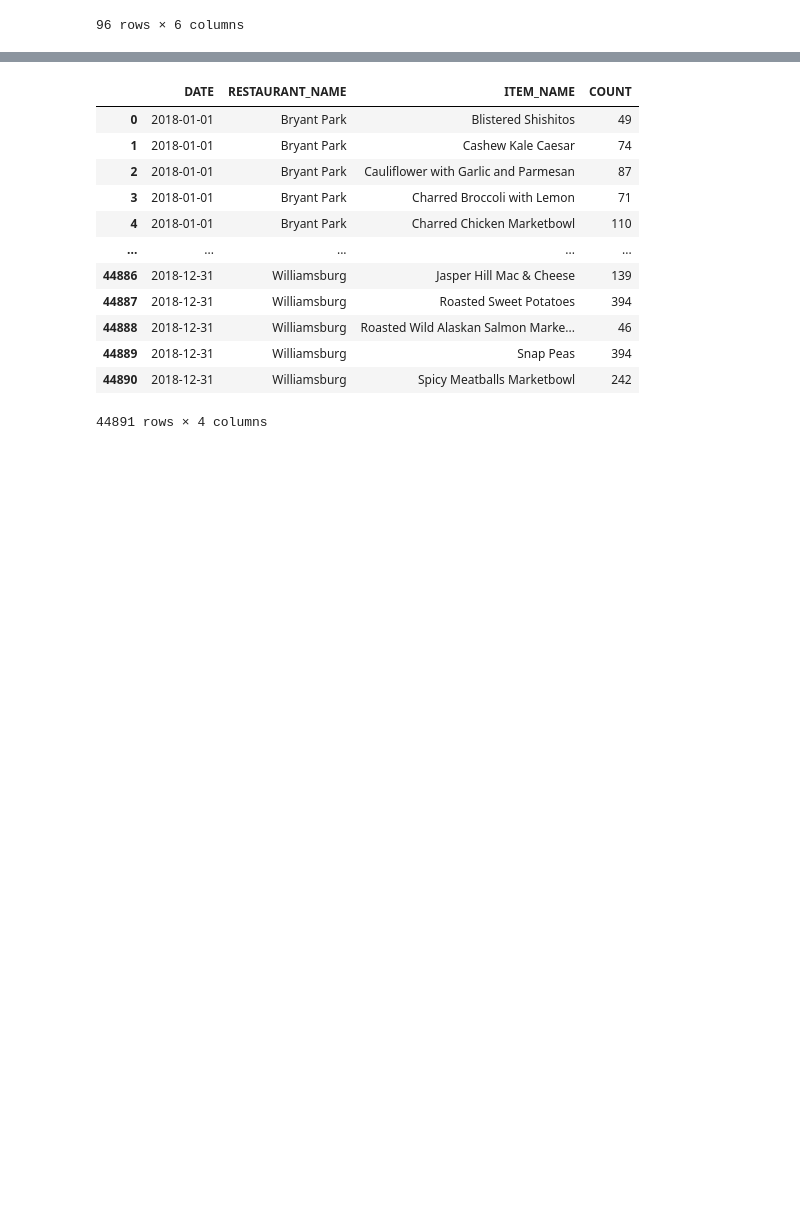
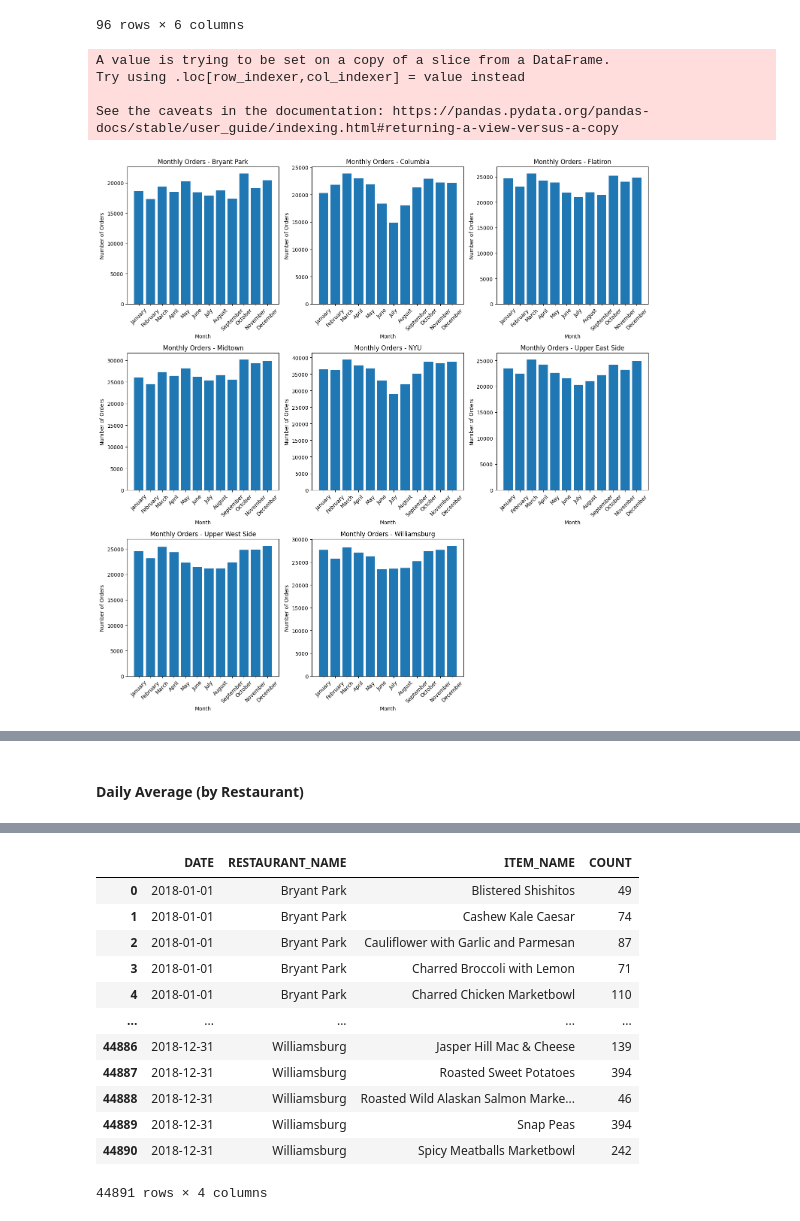
Before and after one commit to renan-peres/mfin-python-restaurant-data-analysis, a Jupyter notebook: restaurant-data-analysis.ipynb, the cells around one changed output, grey strips where cells are left out. Cells and saved outputs as stored; diff of their text form; code cells hidden in the pictures; blank space fills up the shorter version.

```diff
--- a/restaurant-data-analysis.ipynb
+++ b/restaurant-data-analysis.ipynb
@@ -574,6 +576,49 @@ monthly_restaurant_map
 | 94 | Williamsburg | 40.713749 | -73.965782 | October | 314674 | 27415 |
 | 95 | Williamsburg | 40.713749 | -73.965782 | September | 314674 | 25217 |
 96 rows × 6 columns
+# %%
+# Group the data by restaurant
+restaurants = monthly_restaurant_map['RESTAURANT_NAME'].unique()
+
+# Create subplots for each restaurant
+num_restaurants = len(restaurants)
+num_cols = 3  # Number of columns in the subplot grid
+num_rows = (num_restaurants + num_cols - 1) // num_cols
+
+fig, axes = plt.subplots(num_rows, num_cols, figsize=(15, 5 * num_rows))
+axes = axes.ravel()  # Flatten the axes array for easy iteration
+
+for i, restaurant in enumerate(restaurants):
+    restaurant_data = monthly_restaurant_map[monthly_restaurant_map['RESTAURANT_NAME'] == restaurant]
+
+    # Sort by month name for correct order on the x-axis
+    month_order = ['January', 'February', 'March', 'April', 'May', 'June',
+                   'July', 'August', 'September', 'October', 'November', 'December']
+    restaurant_data['MONTH_NAME'] = pd.Categorical(restaurant_data['MONTH_NAME'],
+                                                categories=month_order,
+                                                ordered=True)
+    restaurant_data = restaurant_data.sort_values('MONTH_NAME')
+
+    axes[i].bar(restaurant_data['MONTH_NAME'], restaurant_data['NUM_ORDERS_monthly'])
+    axes[i].set_title(f'Monthly Orders - {restaurant}')
+    axes[i].set_xlabel('Month')
+    axes[i].set_ylabel('Number of Orders')
+    axes[i].tick_params(axis='x', rotation=45)  # Rotate x-axis labels for readability
+
+    # Add a tight layout to prevent overlapping labels
+    plt.tight_layout()
+
+# Hide any unused subplots
+for j in range(i + 1, len(axes)):
+    fig.delaxes(axes[j])
+
+plt.show()
+# %% [output]
+A value is trying to be set on a copy of a slice from a DataFrame.
+Try using .loc[row_indexer,col_indexer] = value instead
+
+See the caveats in the documentation: https://pandas.pydata.org/pandas-docs/stable/user_guide/indexing.html#returning-a-view-versus-a-copy
+[figure, added]
 # %%
 # Sort months chronologically
 month_order = ['January', 'February', 'March', 'April', 'May', 'June',
@@ -622,3 +667,5 @@ fig.update_layout(
 fig.show()
 # %% [output]
 [interactive output not drawn]
+# %% [markdown]
+#### Daily Average (by Restaurant)
```
Also changed, not shown: parts of 36 cells of this notebook.
